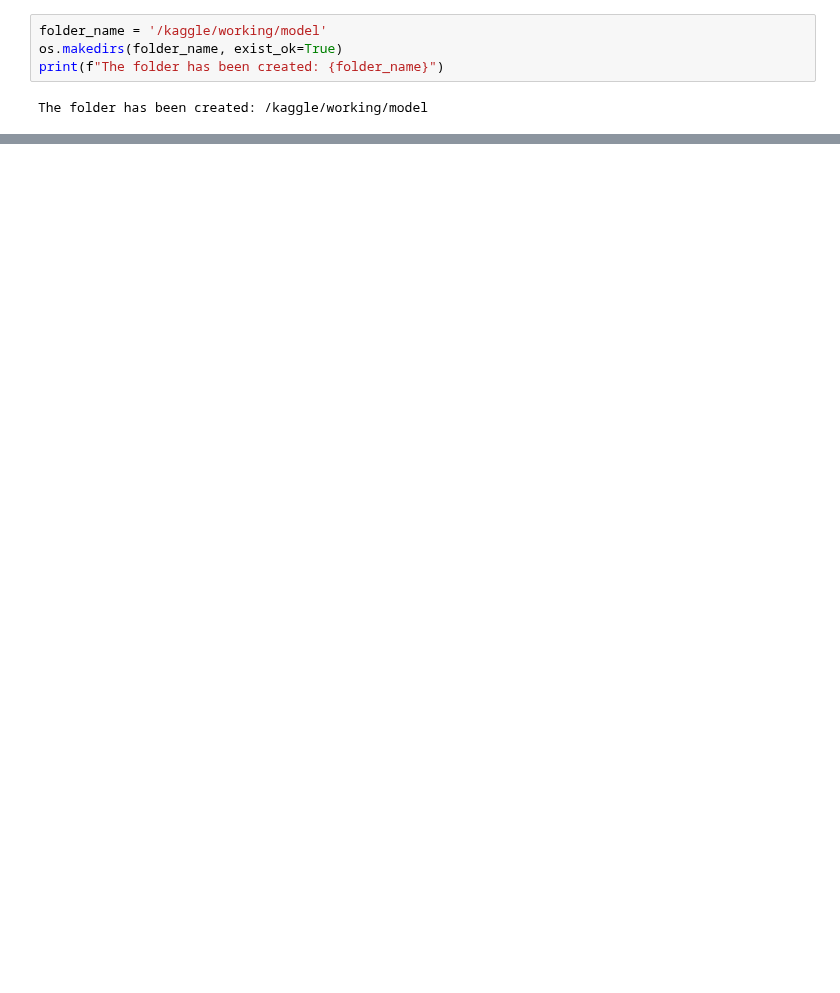
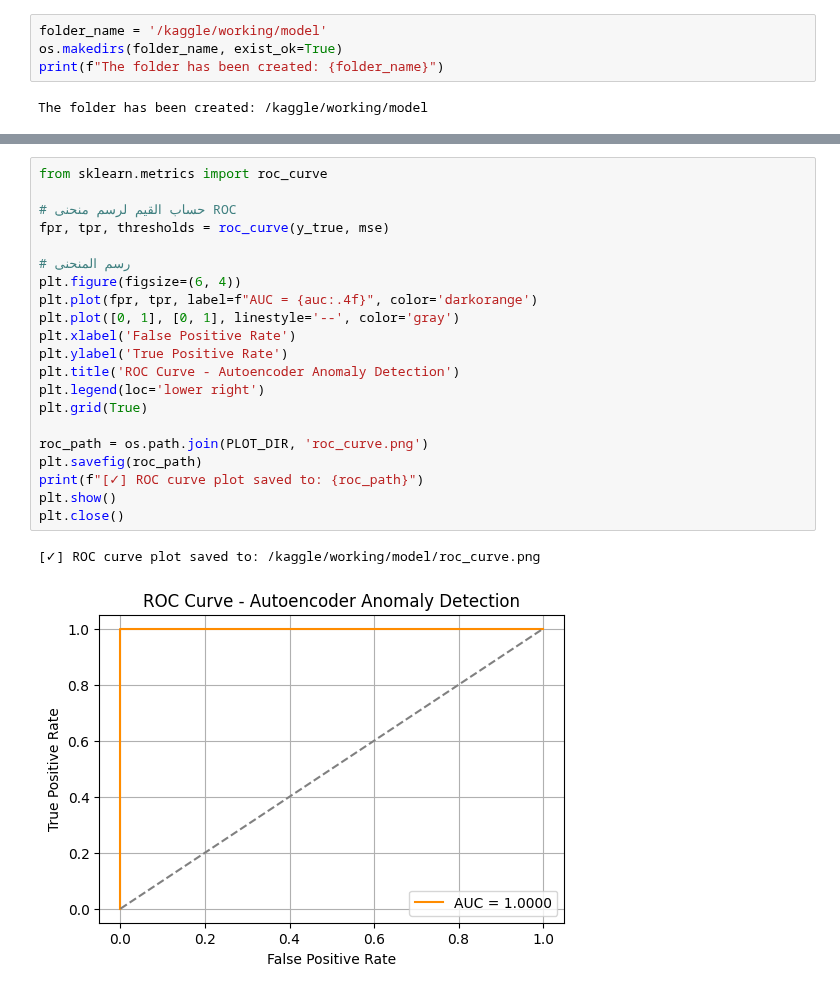
Before and after one commit to hananbahtiti/Hybrid-Intrusion-detection-Systems, a Jupyter notebook: network_IDS.ipynb, the cells around one changed output, grey strips where cells are left out. Cells and saved outputs as stored; diff of their text form; blank space fills up the shorter version.

```diff
--- a/network_IDS.ipynb
+++ b/network_IDS.ipynb
@@ -1332,0 +651,24 @@ KeyboardInterrupt:
+# %%
+from sklearn.metrics import roc_curve
+
+# حساب القيم لرسم منحنى ROC
+fpr, tpr, thresholds = roc_curve(y_true, mse)
+
+# رسم المنحنى
+plt.figure(figsize=(6, 4))
+plt.plot(fpr, tpr, label=f"AUC = {auc:.4f}", color='darkorange')
+plt.plot([0, 1], [0, 1], linestyle='--', color='gray')
+plt.xlabel('False Positive Rate')
+plt.ylabel('True Positive Rate')
+plt.title('ROC Curve - Autoencoder Anomaly Detection')
+plt.legend(loc='lower right')
+plt.grid(True)
+
+roc_path = os.path.join(PLOT_DIR, 'roc_curve.png')
+plt.savefig(roc_path)
+print(f"[✓] ROC curve plot saved to: {roc_path}")
+plt.show()
+plt.close()
+# %% [output]
+[✓] ROC curve plot saved to: /kaggle/working/model/roc_curve.png
+[figure, added]
```
Also changed, not shown: parts of 16 cells of this notebook.
